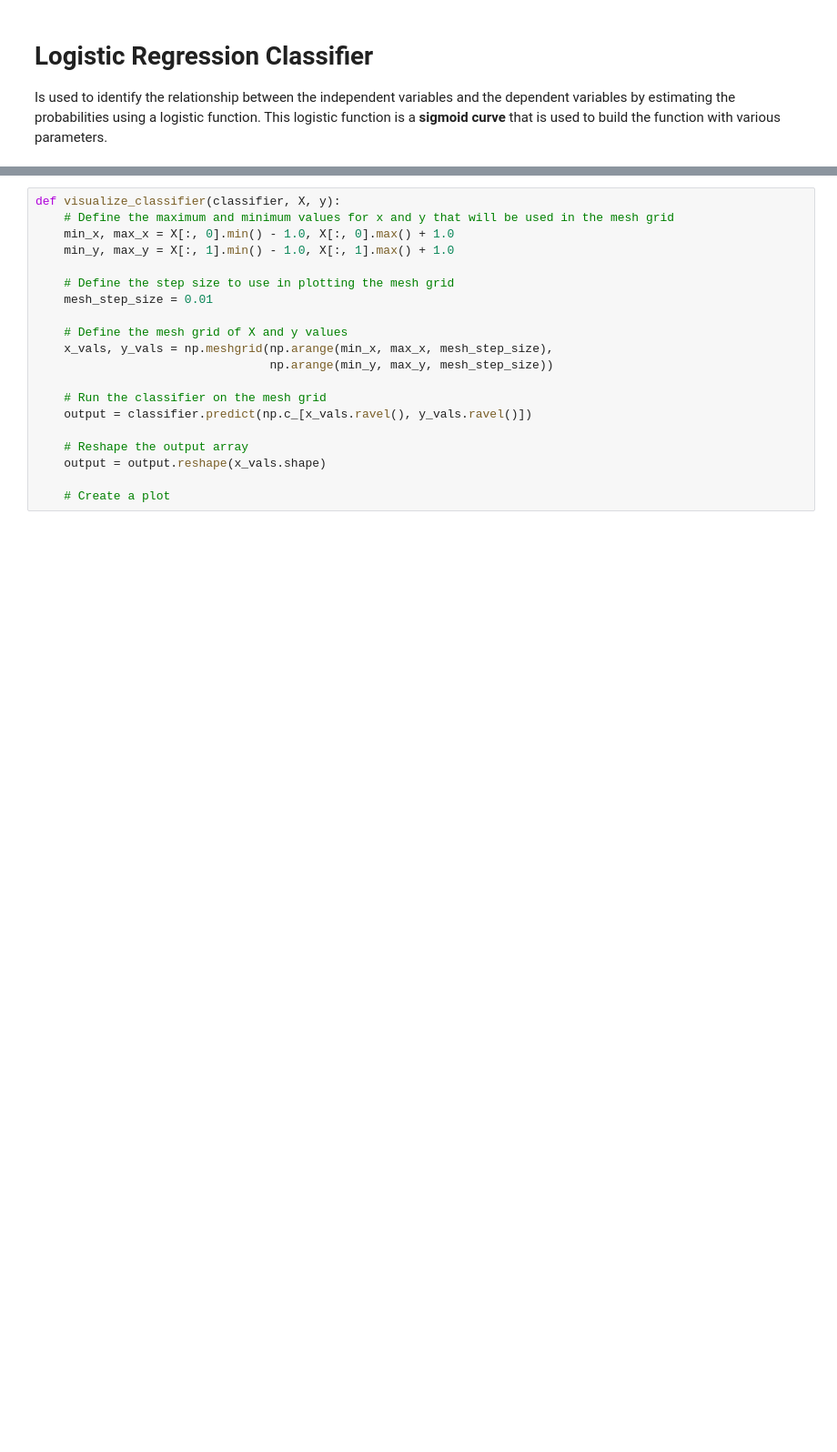
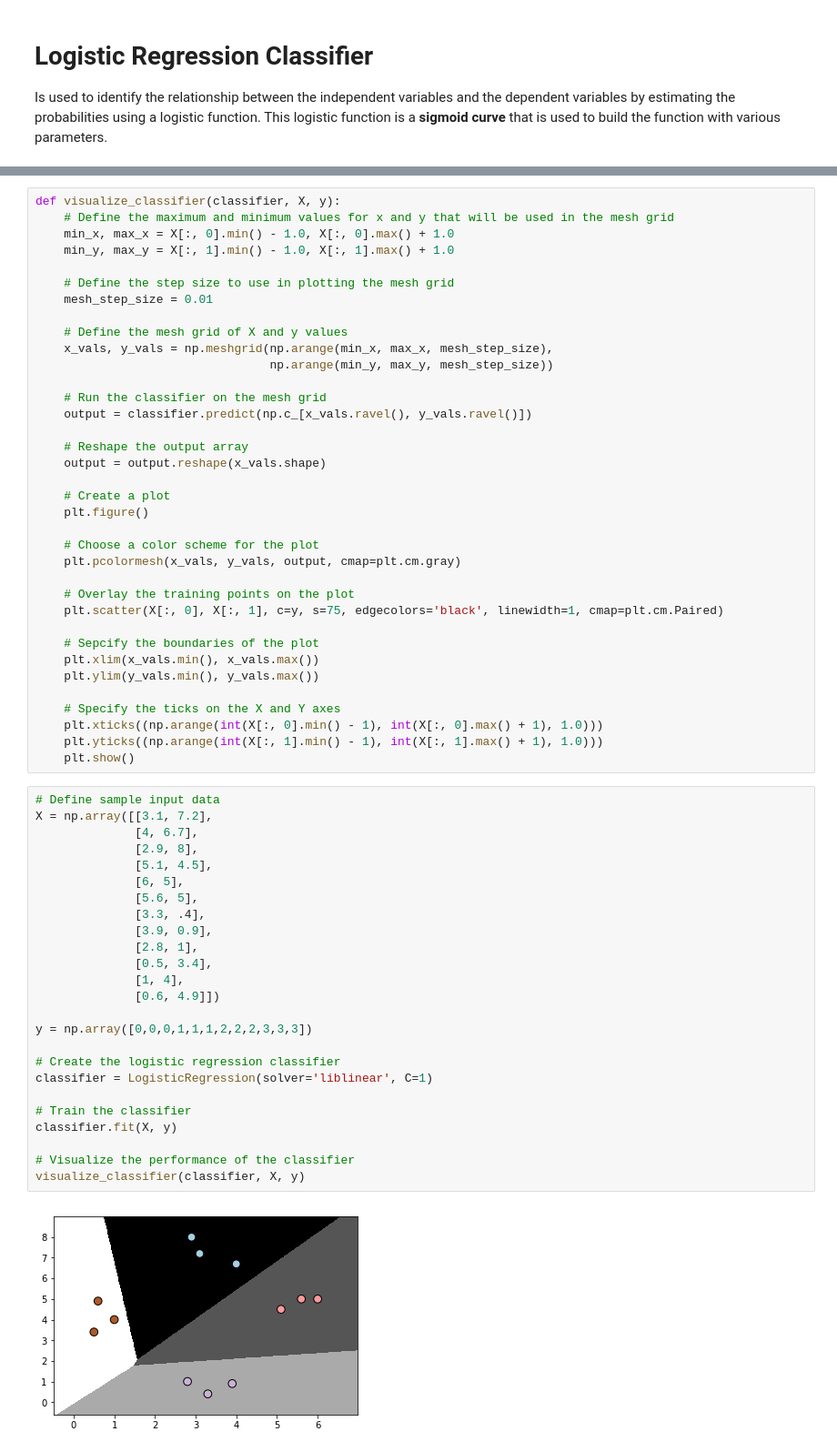
Before and after one commit to alextanhongpin/artificial-intelligence-with-python, a Jupyter notebook: 01_classification_and_regression_using_supervised_learning/04-logistic-regression-classfier.ipynb, the cells around one changed output, grey strips where cells are left out. Shown: that part at 91% size. Saved outputs shown, nothing was run; the diff lists cells and outputs as text; blank space fills up the shorter version.

```diff
--- a/01_classification_and_regression_using_supervised_learning/04-logistic-regression-classfier.ipynb
+++ b/01_classification_and_regression_using_supervised_learning/04-logistic-regression-classfier.ipynb
@@ -26,3 +30,46 @@ def visualize_classifier(classifier, X, y):
     output = output.reshape(x_vals.shape)
 
     # Create a plot
+    plt.figure()
+
+    # Choose a color scheme for the plot
+    plt.pcolormesh(x_vals, y_vals, output, cmap=plt.cm.gray)
+
+    # Overlay the training points on the plot
+    plt.scatter(X[:, 0], X[:, 1], c=y, s=75, edgecolors='black', linewidth=1, cmap=plt.cm.Paired)
+
+    # Sepcify the boundaries of the plot
+    plt.xlim(x_vals.min(), x_vals.max())
+    plt.ylim(y_vals.min(), y_vals.max())
+
+    # Specify the ticks on the X and Y axes
+    plt.xticks((np.arange(int(X[:, 0].min() - 1), int(X[:, 0].max() + 1), 1.0)))
+    plt.yticks((np.arange(int(X[:, 1].min() - 1), int(X[:, 1].max() + 1), 1.0)))
+    plt.show()
+# %%
+# Define sample input data
+X = np.array([[3.1, 7.2],
+              [4, 6.7],
+              [2.9, 8],
+              [5.1, 4.5],
+              [6, 5],
+              [5.6, 5],
+              [3.3, .4],
+              [3.9, 0.9],
+              [2.8, 1],
+              [0.5, 3.4],
+              [1, 4],
+              [0.6, 4.9]])
+
+y = np.array([0,0,0,1,1,1,2,2,2,3,3,3])
+
+# Create the logistic regression classifier
+classifier = LogisticRegression(solver='liblinear', C=1)
+
+# Train the classifier
+classifier.fit(X, y)
+
+# Visualize the performance of the classifier
+visualize_classifier(classifier, X, y)
+# %% [output]
+[figure, added]
```
Also changed, not shown: parts of 3 cells of this notebook, 3 other files.
